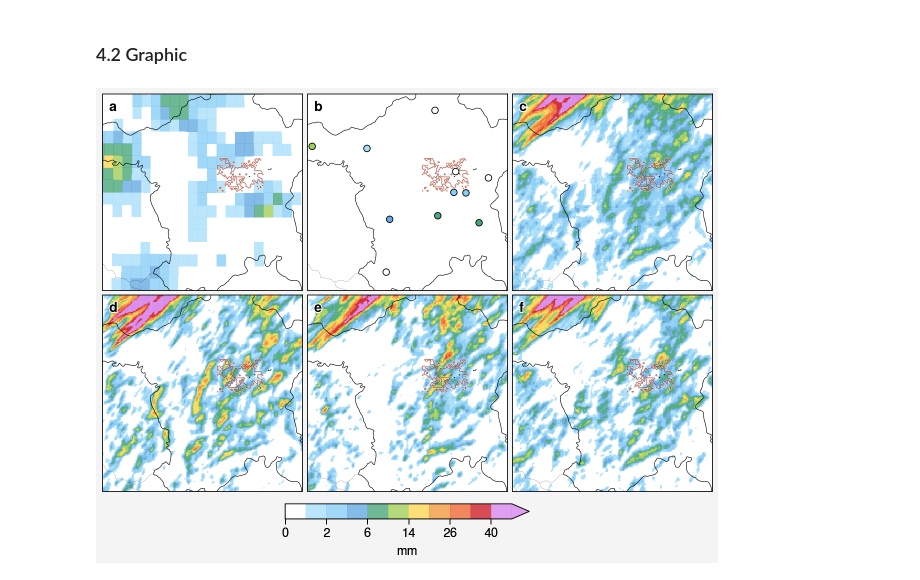
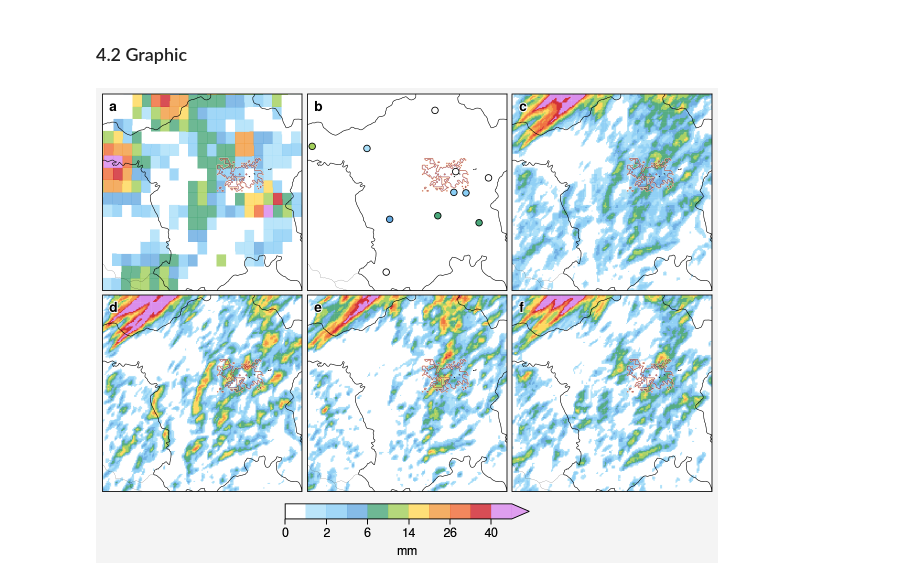
Before and after one commit to donmezkutay/Urban-Precipitation-Article, a Jupyter notebook: revision_daily_verification_summer.ipynb, the cells around one changed output. Drawn from its saved outputs; the diff is of its cells as text; code cells hidden in the pictures.

```diff
--- a/revision_daily_verification_summer.ipynb
+++ b/revision_daily_verification_summer.ipynb
@@ -251,8 +251,8 @@ metadata
 # %%
 # define general path to datasets
 data_source = 'imerg'
-imerg_var = 'HQprecipitation'
-general_path = f'data/observation/{data_source}/hq/*20160828*'
+imerg_var = 'precipitationUncal'
+general_path = f'data/observation/{data_source}/*20160828*'
 
 # get individual data links
 data_links = glob(general_path)
@@ -281,2 +265,0 @@ imerg['precipitationCal'].sum(dim='time').plot()
-# %%
-imerg = xr.open_mfdataset(data_links)
@@ -468,31 +392,36 @@ for t in range(graphic_no):
 
     elif t == 1:
         mesh = axs[t].scatter( metadata['x'].values,
                        metadata['y'].values,
                        c = observation.T.values,
                        marker = "o",
                        markersize = 22,
                        markeredgecolor = 'k',
                        cmap = cmap,
                        norm = norm,
                        #transform=cartopy.crs.PlateCarree(),
                        zorder = 0.2)
 
     contour = axs[t].contour(dt_border['lon'],
                             dt_border['lat'],
                             dt_border,
                             linewidth = 0.1
                             )
 
 # colorbar
 cbar = fig.colorbar(mesh,
                     label='mm',
                     ticks = ticks,
                     loc = 'b',
                     shrink = 0.4,
                     width = 0.15,
                     extend = 'max'
                     #col=2
                    )
+
+#save figure
+plt.savefig(r'pictures/revision_summer_verification_daily.jpeg',
+            bbox_inches='tight', optimize=True,
+            progressive=True, dpi=1000)
 # %% [output]
-[figure, old version]
+[figure, new version]
```
Also changed, not shown: parts of 5 cells of this notebook, 3 other files.
